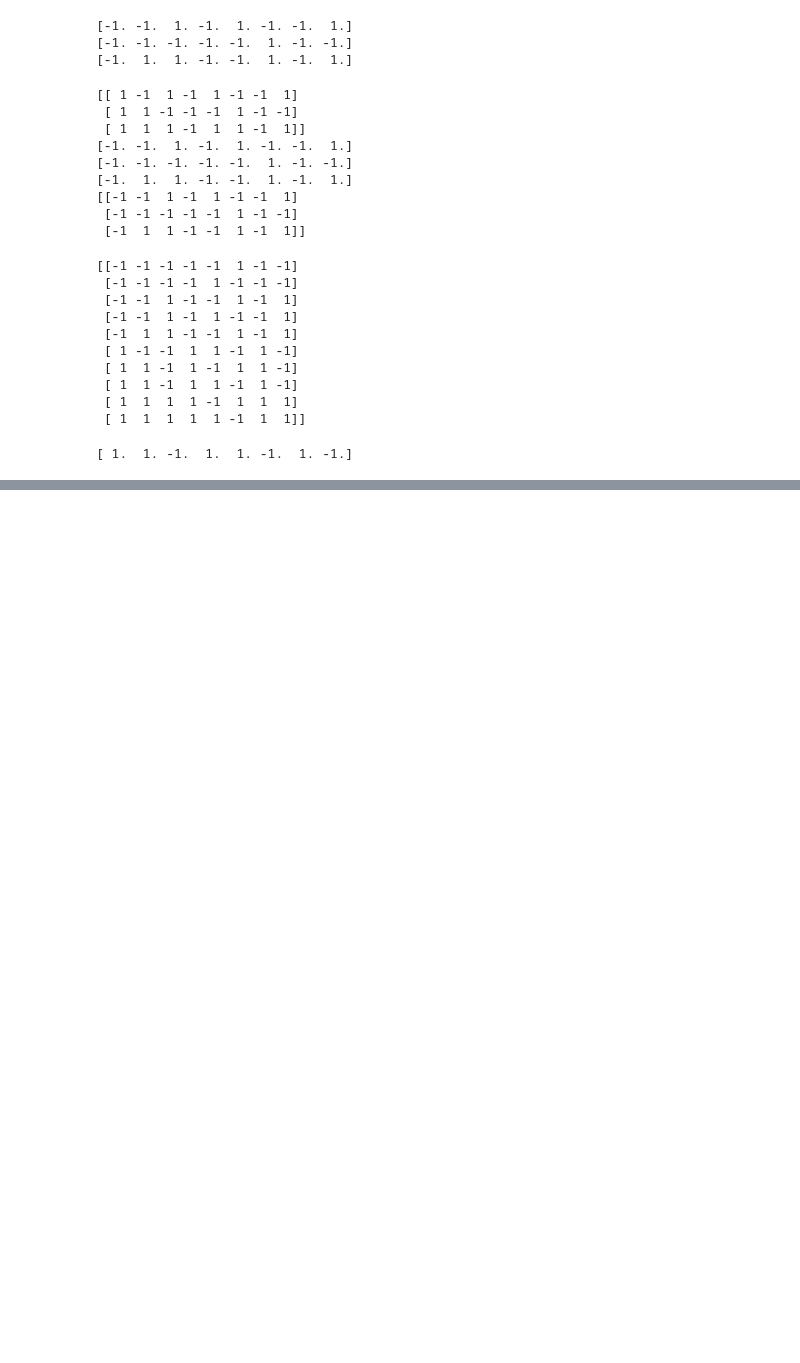
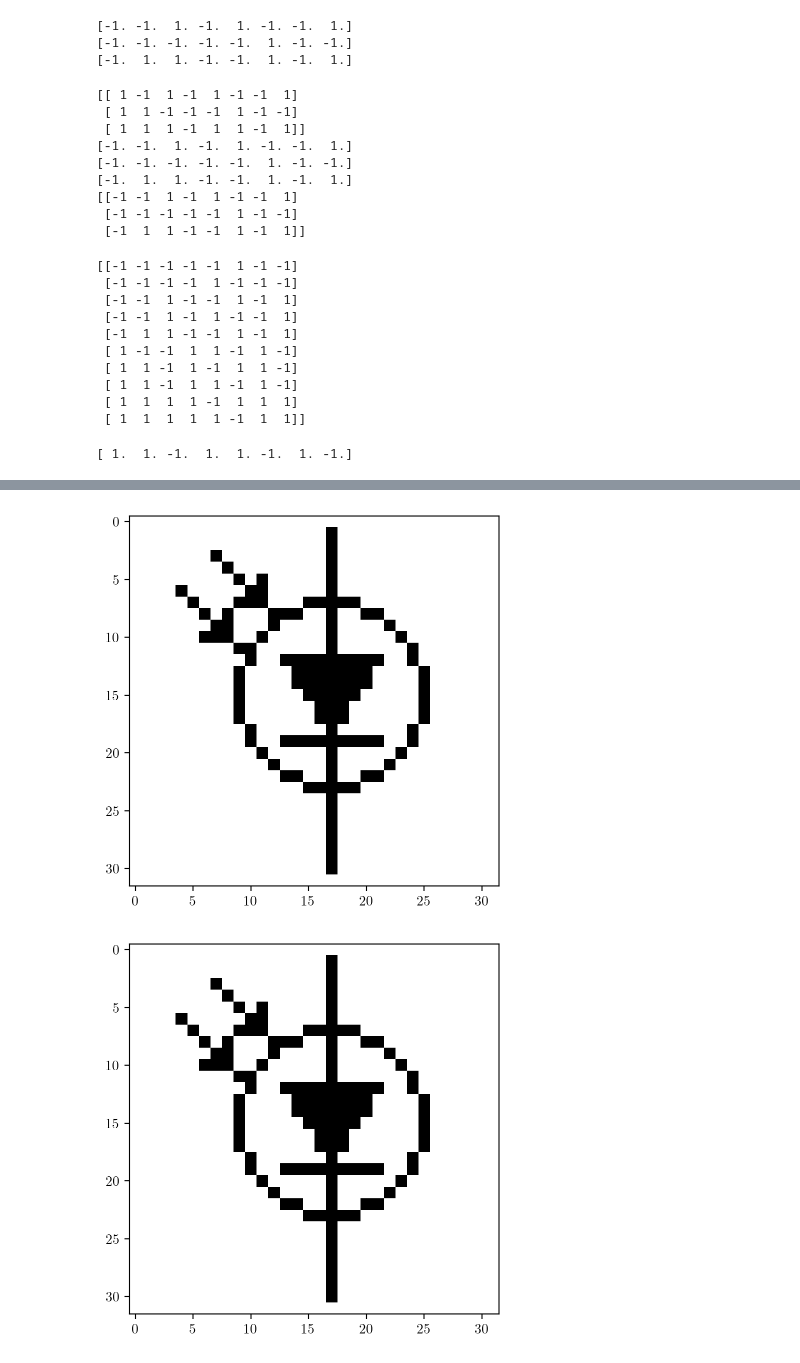
Before and after one commit to Matamattia/ANNs, a Jupyter notebook: Lab3.ipynb, the cells around one changed output, grey strips where cells are left out. Cells and saved outputs as stored; diff of their text form; code cells hidden in the pictures; blank space fills up the shorter version.

```diff
--- a/Lab3.ipynb
+++ b/Lab3.ipynb
@@ -100,0 +127,6 @@ print(recall(x2dist,W))   #finisce in un altro attrattore, diverso da quelli usa
+# %%
+showpicture(p3)
+showpicture(recall(p3,W))
+# %% [output]
+[figure, added]
+[figure, added]
```
Also changed, not shown: parts of 4 cells of this notebook.
